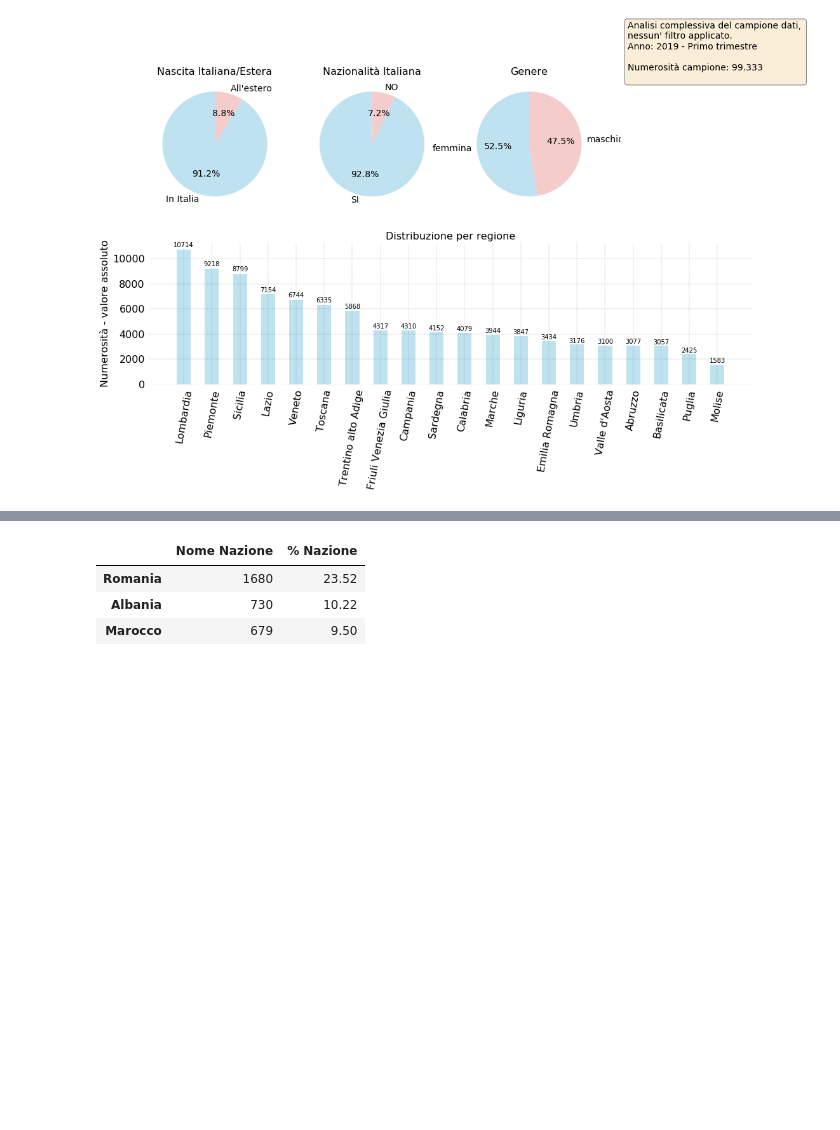
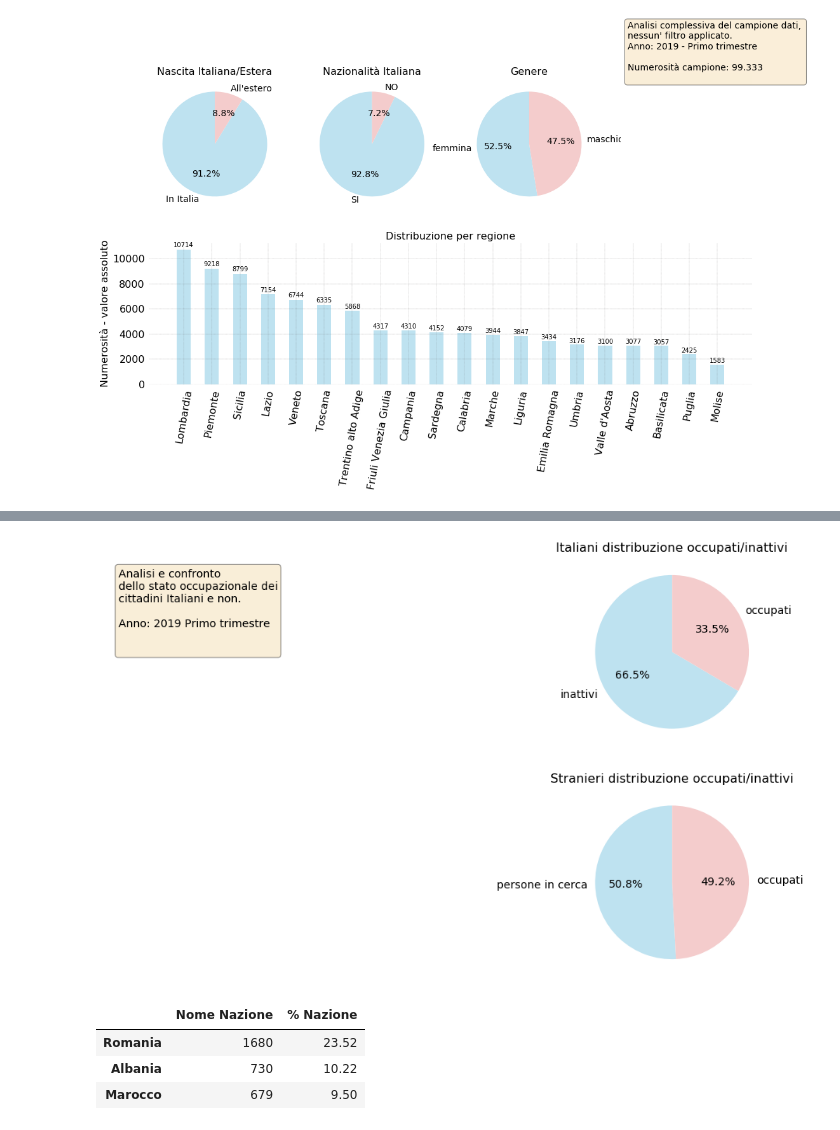
Before and after one commit to p-giovanni/ForzaLavoro, a Jupyter notebook: notebook/ForzaLavoro.ipynb, the cells around one changed output, grey strips where cells are left out. Cells and saved outputs as stored; diff of their text form; code cells hidden in the pictures; blank space fills up the shorter version.

```diff
--- a/notebook/ForzaLavoro.ipynb
+++ b/notebook/ForzaLavoro.ipynb
@@ -314,3 +314,15 @@ df_red[esteri_mask].head(3)
 | 84295 | Campania | In Italia | NO | femmina | 23 | Diploma 4-5 | NAPOLI | ... |
 | 92190 | Sicilia | All'estero | NO | maschio | 75 e + | Nessun titolo | Altro | ... |
 | 92191 | Abruzzo | All'estero | NO | femmina | 75 e + | Nessun titolo | Altro | ... |
+# %%
+for_ocup_status = df_red[esteri_mask]['Stato occupazionale'].value_counts().to_frame()
+ita_ocup_status = df_red[italian_mask]['Stato occupazionale'].value_counts().to_frame()
+
+# Data integrity check...
+ita_sum = ita_ocup_status['Stato occupazionale'].sum()
+for_sum = for_ocup_status['Stato occupazionale'].sum()
+#print("The sum of the two sets must be equal to the whole set ({s1},{s2}, {whole}).".format(s1=ita_sum,s2=for_sum,whole=df_red.shape[0]))
+assert ita_sum + for_sum == df_red.shape[0], "The sum of the two sets must be equal to the whole set ({s1},{s2}, {whole}).".format(s1=ita_sum,s2=for_sum,whole=df_red.shape[0])
+
+#(ita_ocup_status.shape[0], for_ocup_status.shape[0])
+for_ocup_status
@@ -317,3 +339,77 @@ df_red[esteri_mask].head(3)
+# %%
+colors = {
+    "default": "#BEE2F0",
+    "male": "#BEE2F0",
+    "male dark": "#0a63c8",
+    "female": "#F4CCCC"
+}
+
+fig = plt.figure(figsize=(17, 10))
+gs = fig.add_gridspec(2, 2)
+
+ax = []
+ax.append(fig.add_subplot(gs[0:1, 0]))
+ax.append(fig.add_subplot(gs[0,1]))
+ax.append(fig.add_subplot(gs[1,1]))
+
+# ------------------------------------------------------------------------
+idx = 0
+sample_num = f'{df.shape[0]:n}'.format()
+text = """Analisi e confronto
+dello stato occupazionale dei
+cittadini Italiani e non.
+
+Anno: {y} {q}
+
+""".format(y=year,
+           q=quarter_name,
+           min_perc=cut_level)
+
+props = dict(boxstyle='round', facecolor='wheat', alpha=0.5)
+ax[idx].text(0.05, 0.5, text, fontsize=14, bbox=props)
+set_axes_common_properties(ax[idx], True)
+ax[idx].get_xaxis().set_ticks([])
+ax[idx].get_yaxis().set_ticks([])
+
+# -------------------------------------------------
+# .
+idx = 1
+set_axes_common_properties(ax[idx])
+ax[idx].set_title("Valutazione livello scolastico", fontsize=16)
+
+labels = ita_ocup_status.index.values
+values = ita_ocup_status['Stato occupazionale'].values
+
+ax[idx].set_title("Italiani distribuzione occupati/inattivi", fontsize=16)
+ch1 = ax[idx].pie(values,
+                labels=labels,
+                shadow=False,
+                colors=[colors['default'], colors['female']],
+                startangle=90,
+                autopct='%1.1f%%',
+                textprops={'fontsize': 14})
+
+# -------------------------------------------------
+# .
+idx = 2
+set_axes_common_properties(ax[idx])
+ax[idx].set_title("Valutazione livello scolastico", fontsize=16)
+
+labels = for_ocup_status.index.values
+values = for_ocup_status['Stato occupazionale'].values
+
+ax[idx].set_title("Stranieri distribuzione occupati/inattivi", fontsize=16)
+ch1 = ax[idx].pie(values,
+                labels=labels,
+                shadow=False,
+                colors=[colors['default'], colors['female']],
+                startangle=90,
+                autopct='%1.1f%%',
+                textprops={'fontsize': 14})
+
+plt.savefig(os.path.join(images_path,"{prefix}analisi_stato_occupazionale.png".format(prefix=file_prefix)))
+# %% [output]
+[figure, added]
 # %%
 nations_count = df_red[esteri_mask]["Nome Nazione"].value_counts().to_frame()
 
```
Also changed, not shown: parts of 6 cells of this notebook, 3 other files.
